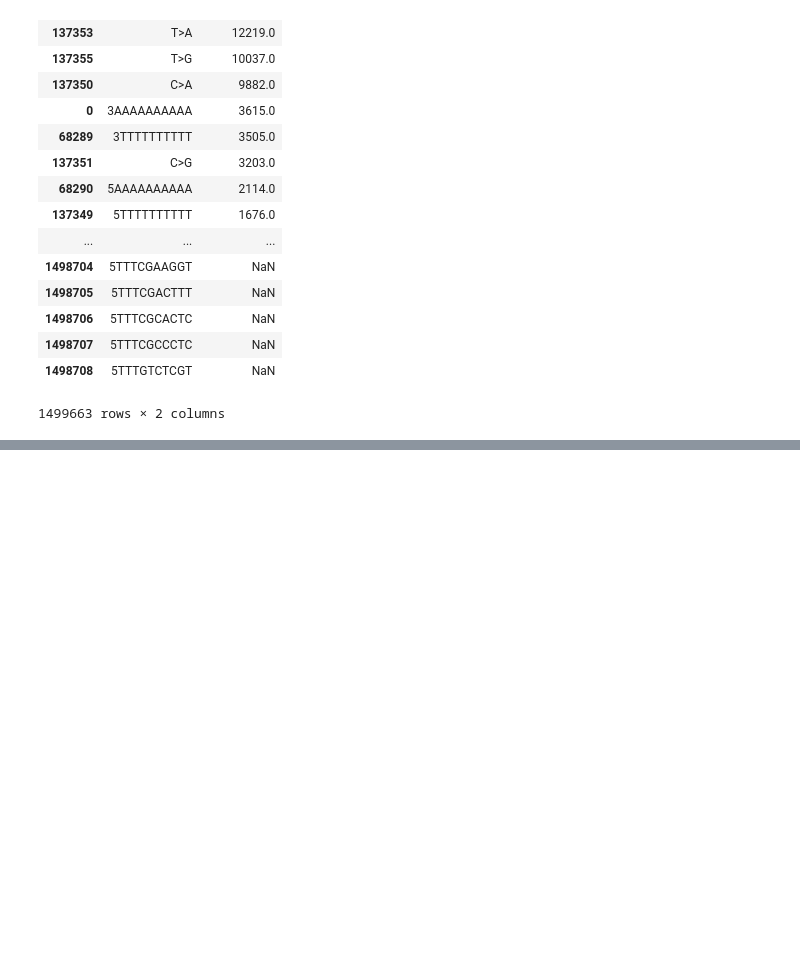
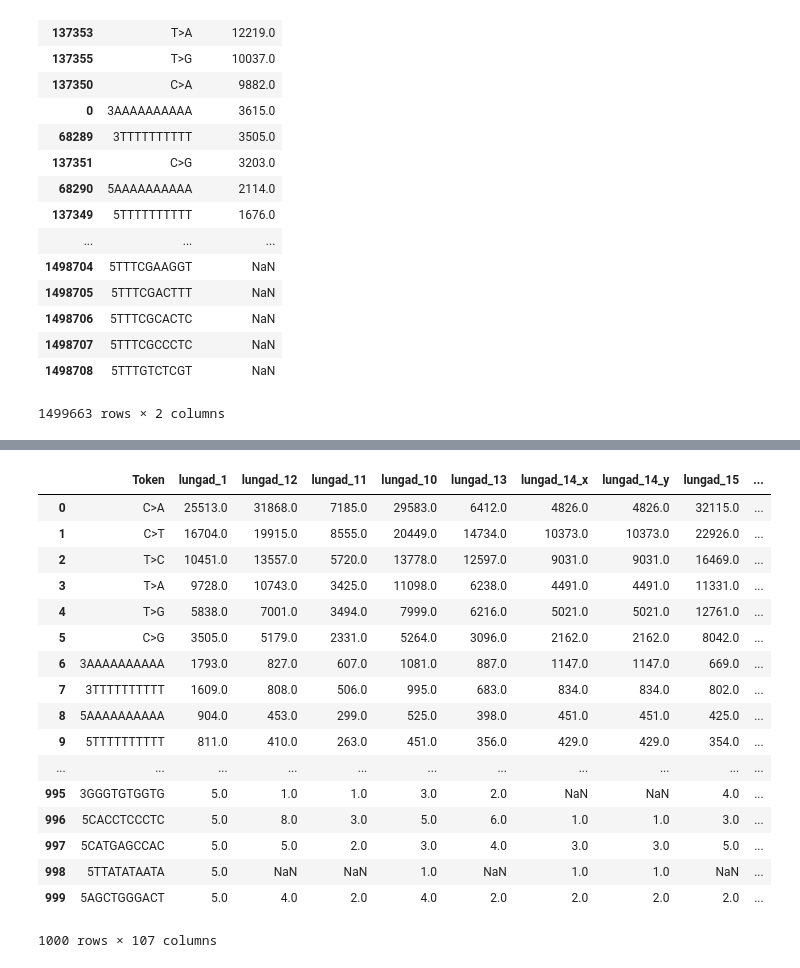
Before and after one commit to dunkelhaus/sequenceAnalysis-cancerTherapy, a Jupyter notebook: FinalAnalysis2.ipynb, the cells around one changed output, grey strips where cells are left out. Cells and saved outputs as stored; diff of their text form; code cells hidden in the pictures; blank space fills up the shorter version.

```diff
--- a/FinalAnalysis2.ipynb
+++ b/FinalAnalysis2.ipynb
@@ -417,0 +1154,21 @@ melanomaresult.to_csv(melanomasorted, sep=',')
+# %%
+lungad_melanoma1000df
+# %% [output]
+|  | Token | lungad_1 | lungad_12 | lungad_11 | lungad_10 | lungad_13 | lungad_14_x | lungad_14_y | lungad_15 | ... |
+| 0 | C>A | 25513.0 | 31868.0 | 7185.0 | 29583.0 | 6412.0 | 4826.0 | 4826.0 | 32115.0 | ... |
+| 1 | C>T | 16704.0 | 19915.0 | 8555.0 | 20449.0 | 14734.0 | 10373.0 | 10373.0 | 22926.0 | ... |
+| 2 | T>C | 10451.0 | 13557.0 | 5720.0 | 13778.0 | 12597.0 | 9031.0 | 9031.0 | 16469.0 | ... |
+| 3 | T>A | 9728.0 | 10743.0 | 3425.0 | 11098.0 | 6238.0 | 4491.0 | 4491.0 | 11331.0 | ... |
+| 4 | T>G | 5838.0 | 7001.0 | 3494.0 | 7999.0 | 6216.0 | 5021.0 | 5021.0 | 12761.0 | ... |
+| 5 | C>G | 3505.0 | 5179.0 | 2331.0 | 5264.0 | 3096.0 | 2162.0 | 2162.0 | 8042.0 | ... |
+| 6 | 3AAAAAAAAAA | 1793.0 | 827.0 | 607.0 | 1081.0 | 887.0 | 1147.0 | 1147.0 | 669.0 | ... |
+| 7 | 3TTTTTTTTTT | 1609.0 | 808.0 | 506.0 | 995.0 | 683.0 | 834.0 | 834.0 | 802.0 | ... |
+| 8 | 5AAAAAAAAAA | 904.0 | 453.0 | 299.0 | 525.0 | 398.0 | 451.0 | 451.0 | 425.0 | ... |
+| 9 | 5TTTTTTTTTT | 811.0 | 410.0 | 263.0 | 451.0 | 356.0 | 429.0 | 429.0 | 354.0 | ... |
+| ... | ... | ... | ... | ... | ... | ... | ... | ... | ... | ... |
+| 995 | 3GGGTGTGGTG | 5.0 | 1.0 | 1.0 | 3.0 | 2.0 | NaN | NaN | 4.0 | ... |
+| 996 | 5CACCTCCCTC | 5.0 | 8.0 | 3.0 | 5.0 | 6.0 | 1.0 | 1.0 | 3.0 | ... |
+| 997 | 5CATGAGCCAC | 5.0 | 5.0 | 2.0 | 3.0 | 4.0 | 3.0 | 3.0 | 5.0 | ... |
+| 998 | 5TTATATAATA | 5.0 | NaN | NaN | 1.0 | NaN | 1.0 | 1.0 | NaN | ... |
+| 999 | 5AGCTGGGACT | 5.0 | 4.0 | 2.0 | 4.0 | 2.0 | 2.0 | 2.0 | 2.0 | ... |
+1000 rows × 107 columns
```
Also changed, not shown: parts of 83 cells of this notebook.
